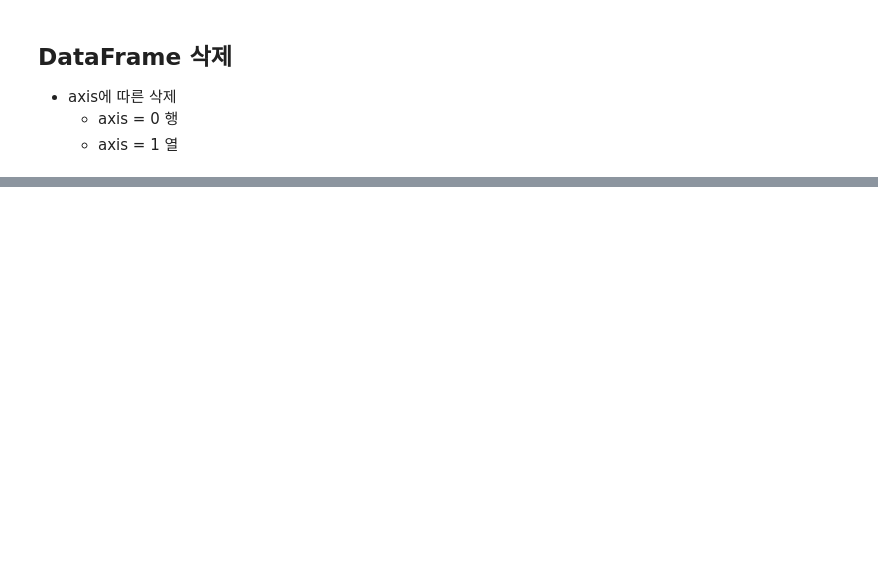
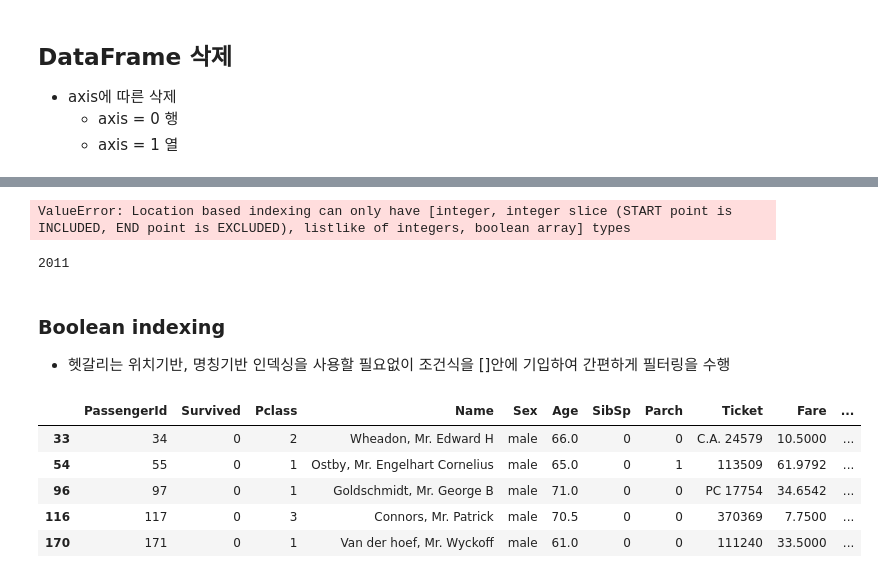
Before and after one commit to Junohera/PythonBasic2021, a Jupyter notebook: 02_DataAnalysis/04_Data_Handling.ipynb, the cells around one changed output, grey strips where cells are left out. Cells and saved outputs as stored; diff of their text form; code cells hidden in the pictures; blank space fills up the shorter version.

```diff
--- a/02_DataAnalysis/04_Data_Handling.ipynb
+++ b/02_DataAnalysis/04_Data_Handling.ipynb
@@ -353,0 +660,26 @@ titanicDF.head()
+# %%
+# 아래 코드는 오류를 발생합니다. - iloc는 인덱스 전용 도구 입니다.
+data_df.iloc[0, 'Name']
+data_df.ilocc['one', 0]
+# %% [output]
+ValueError: Location based indexing can only have [integer, integer slice (START point is INCLUDED, END point is EXCLUDED), listlike of integers, boolean array] types
+# %%
+# 올바른 예
+data_df.iloc[0, 1]
+# %% [output]
+2011
+# %% [markdown]
+### Boolean indexing
+- 헷갈리는 위치기반, 명칭기반 인덱싱을 사용할 필요없이 조건식을 []안에 기입하여 간편하게 필터링을 수행
+# %%
+# .loc생략
+titanicDF = pd.read_csv('titanic_train.csv')
+titanic_boolean = titanicDF[titanicDF.Age > 60]
+titanic_boolean.head()
+# %% [output]
+|  | PassengerId | Survived | Pclass | Name | Sex | Age | SibSp | Parch | Ticket | Fare | ... |
+| 33 | 34 | 0 | 2 | Wheadon, Mr. Edward H | male | 66.0 | 0 | 0 | C.A. 24579 | 10.5000 | ... |
+| 54 | 55 | 0 | 1 | Ostby, Mr. Engelhart Cornelius | male | 65.0 | 0 | 1 | 113509 | 61.9792 | ... |
+| 96 | 97 | 0 | 1 | Goldschmidt, Mr. George B | male | 71.0 | 0 | 0 | PC 17754 | 34.6542 | ... |
+| 116 | 117 | 0 | 3 | Connors, Mr. Patrick | male | 70.5 | 0 | 0 | 370369 | 7.7500 | ... |
+| 170 | 171 | 0 | 1 | Van der hoef, Mr. Wyckoff | male | 61.0 | 0 | 0 | 111240 | 33.5000 | ... |
```
Also changed, not shown: parts of 43 cells of this notebook.
